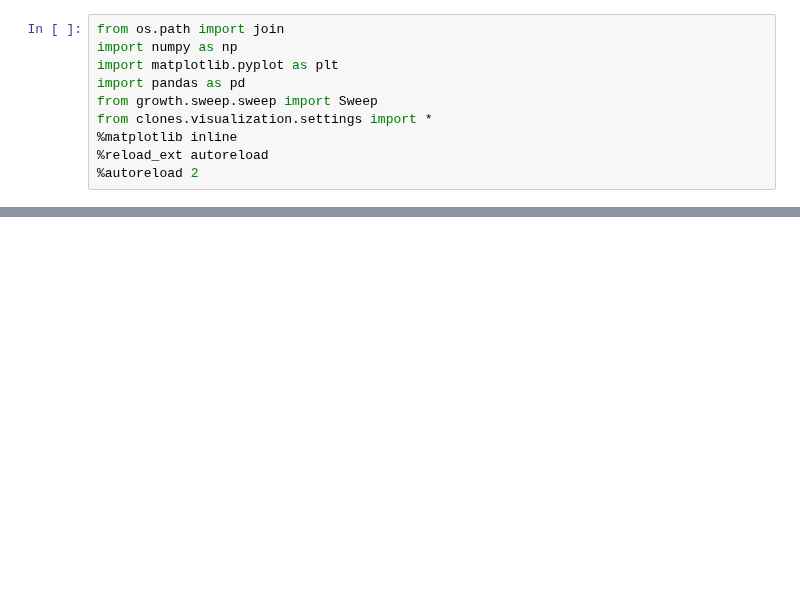
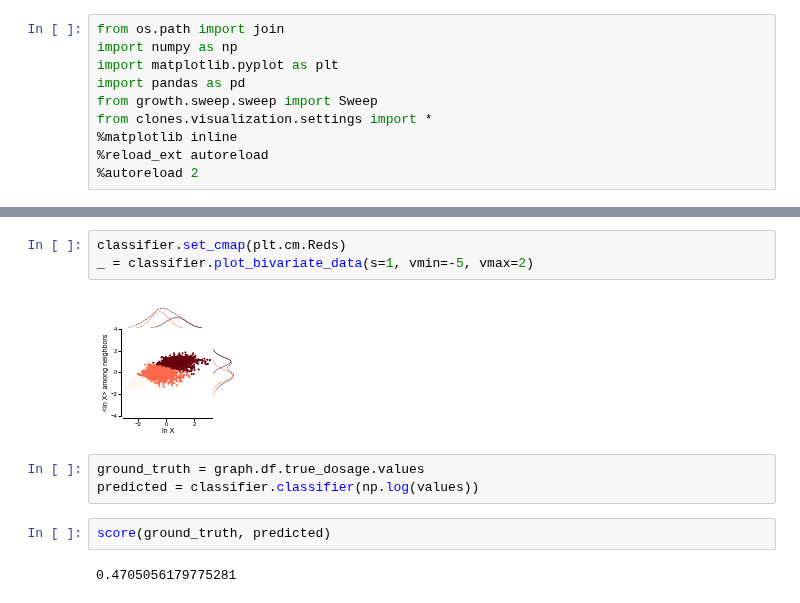
Before and after one commit to sbernasek/flyqma, a Jupyter notebook: notebooks/figures/classifier_dev.ipynb, the cells around one changed output, grey strips where cells are left out. Drawn from its saved outputs; the diff is of its cells as text; blank space fills up the shorter version.

```diff
--- a/notebooks/figures/classifier_dev.ipynb
+++ b/notebooks/figures/classifier_dev.ipynb
@@ -192,0 +62,12 @@ biclassifier = biselector.models[2]
+# %%
+classifier.set_cmap(plt.cm.Reds)
+_ = classifier.plot_bivariate_data(s=1, vmin=-5, vmax=2)
+# %% [output]
+[figure, added]
+# %%
+ground_truth = graph.df.true_dosage.values
+predicted = classifier.classifier(np.log(values))
+# %%
+score(ground_truth, predicted)
+# %% [output]
+0.4705056179775281
```
Also changed, not shown: parts of 180 cells of this notebook, 33 other files.
